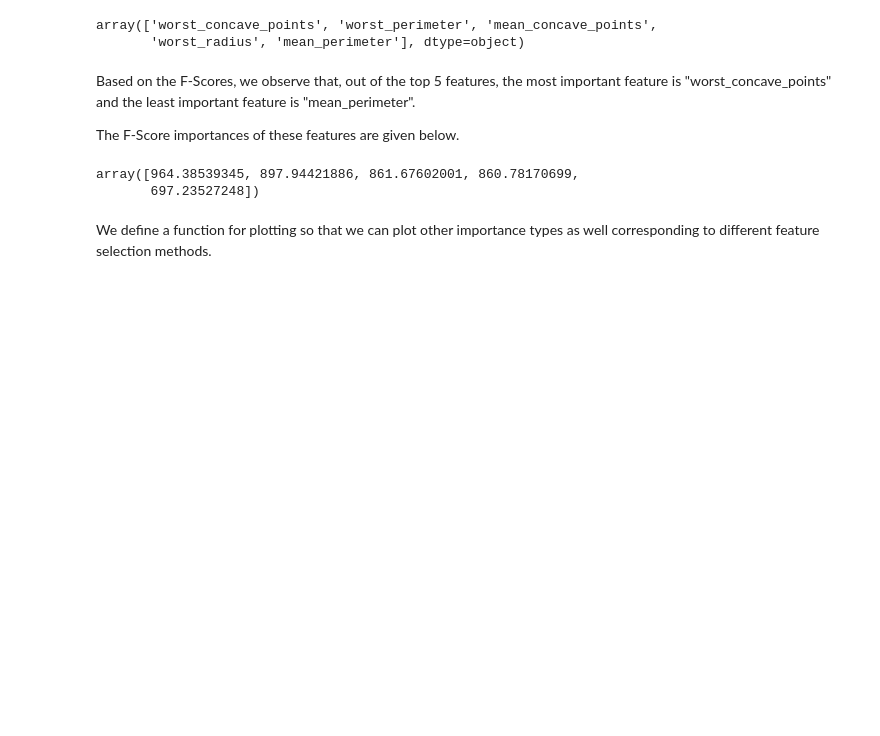
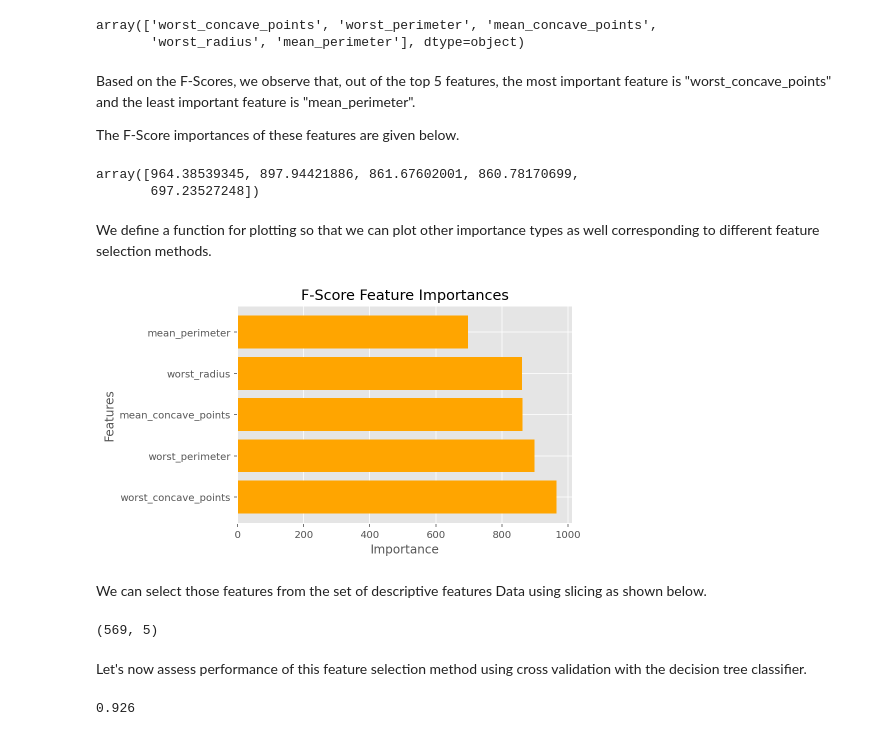
Before and after one commit to piyushthaware/Machine_Learning, a Jupyter notebook: SciKit Learn/SK Learn Part-2.ipynb, the cells around one changed output. Drawn from its saved outputs; the diff is of its cells as text; code cells hidden in the pictures; blank space fills up the shorter version.

```diff
--- a/SciKit Learn/SK Learn Part-2.ipynb
+++ b/SciKit Learn/SK Learn Part-2.ipynb
@@ -125,3 +126,36 @@ array([964.38539345, 897.94421886, 861.67602001, 860.78170699,
        697.23527248])
 # %% [markdown]
 We define a function for plotting so that we can plot other importance types as well corresponding to different feature selection methods.
+# %%
+import matplotlib.pyplot as plt
+%matplotlib inline
+%config InlineBackend.figure_format = 'retina'
+plt.style.use("ggplot")
+
+def plt_imp(best_features, scores, method_name, color):
+    plt.barh(best_features, scores, color=color)
+    plt.title(method_name + ' Feature Importances')
+    plt.xlabel('Importance')
+    plt.ylabel("Features")
+    plt.show()
+# %%
+plt_imp(best_features_fscore, feature_importance_fscore, 'F-Score','orange')
+# %% [output]
+[figure, added]
+# %% [markdown]
+We can select those features from the set of descriptive features Data using slicing as shown below.
+# %%
+Data[:, fs_indices_fscore].shape
+# %% [output]
+(569, 5)
+# %% [markdown]
+Let's now assess performance of this feature selection method using cross validation with the decision tree classifier.
+# %%
+cv_results_fscore = cross_val_score(estimator=clf,
+                                   X=Data[:,fs_indices_fscore],
+                                   y=target,
+                                   cv=cross_val_method,
+                                   scoring=scoring_metric)
+cv_results_fscore.mean().round(3)
+# %% [output]
+0.926
```
Also changed, not shown: parts of 13 cells of this notebook.
